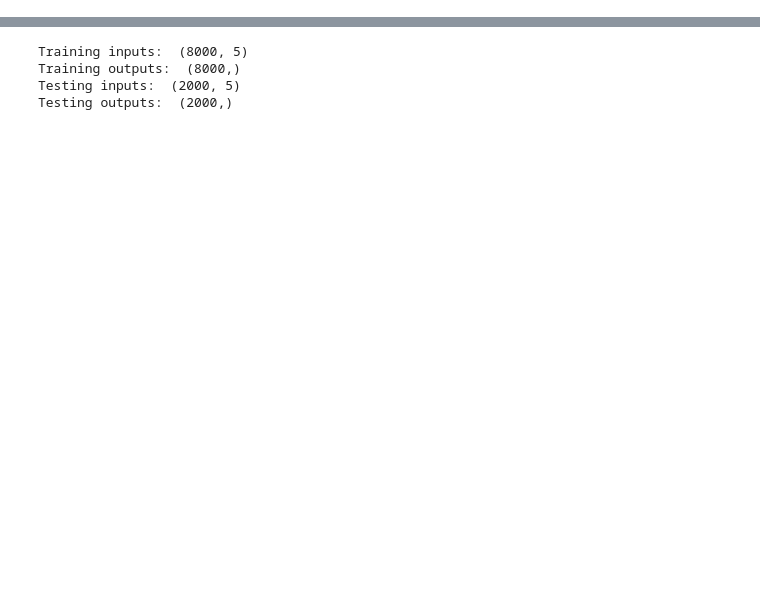
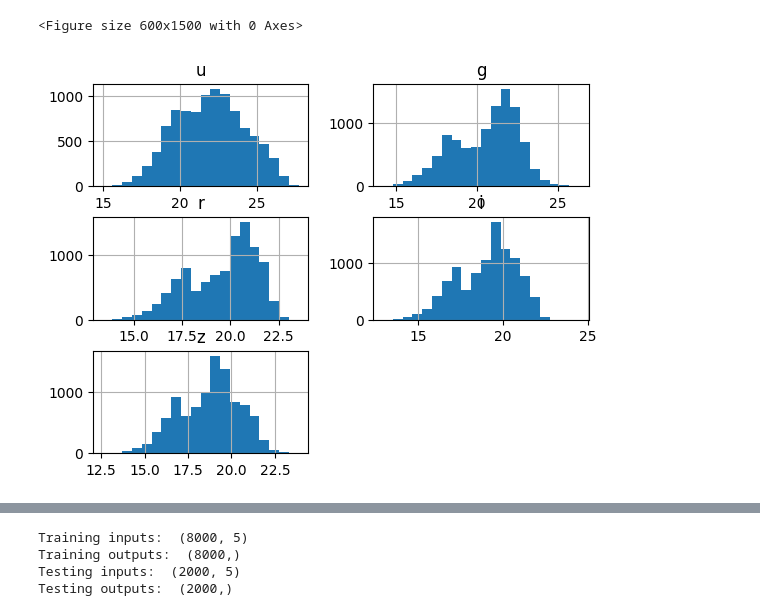
Before and after one commit to csabiu/KAML-2025, a Jupyter notebook: KAML_catalogues.ipynb, the cells around one changed output, grey strips where cells are left out. Drawn from its saved outputs; the diff is of its cells as text; code cells hidden in the pictures; blank space fills up the shorter version.

```diff
--- a/KAML_catalogues.ipynb
+++ b/KAML_catalogues.ipynb
@@ -57,3 +57,10 @@ df_sdss.head()
+# %%
+# Plot hist of mags
+df_sdss[["u", "g", "r", "i", "z"]].hist(bins=20)
+plt.show()
+# %% [output]
+<Figure size 600x1500 with 0 Axes>
+[figure, added]
 # %%
 # Suppose df_sdss has columns: u, g, r, i, z
 df_sdss['u_g'] = df_sdss['u'] - df_sdss['g']
```
Also changed, not shown: parts of 12 cells of this notebook.
